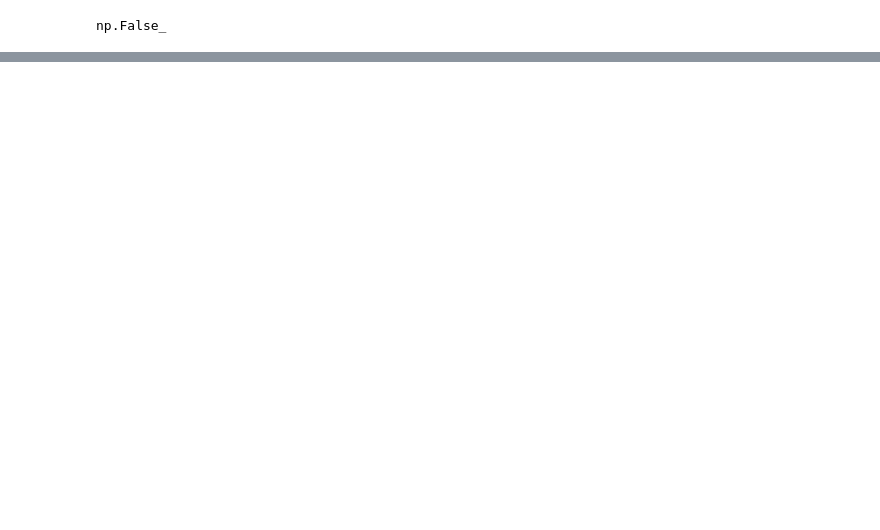
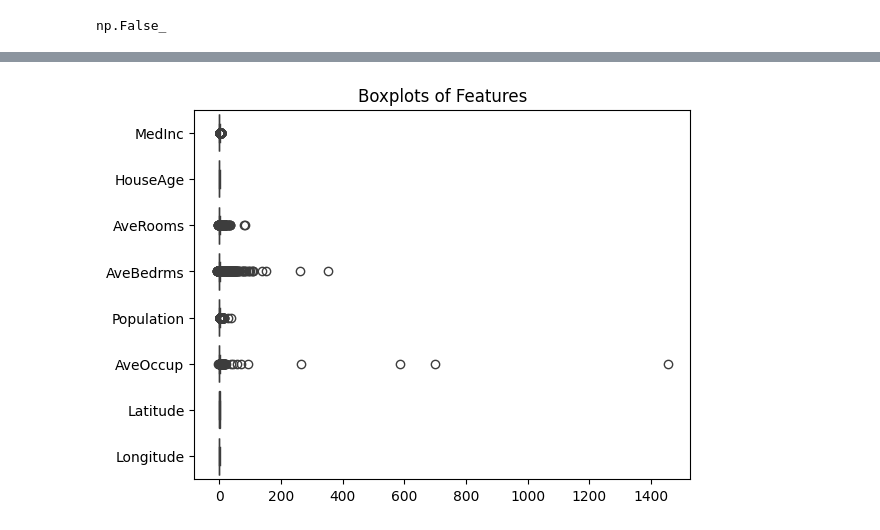
Before and after one commit to maxim-mat/DS-training, a Jupyter notebook: פרק 2 - מודל ראשון/first_model.ipynb, the cells around one changed output, grey strips where cells are left out. Cells and saved outputs as stored; diff of their text form; code cells hidden in the pictures; blank space fills up the shorter version.

```diff
--- a/פרק 2 - מודל ראשון/first_model.ipynb
+++ b/פרק 2 - מודל ראשון/first_model.ipynb
@@ -121,0 +130,12 @@ np.False_
+# %%
+from sklearn.preprocessing import RobustScaler
+import pandas as pd
+
+# RobustScaler automatically scales data based on IQR
+scaler = RobustScaler()
+scaled_values = scaler.fit_transform(data)
+
+# Convert back to a DataFrame
+filtered_df = pd.DataFrame(scaled_values, columns=data.columns)
+
+filtered_df
@@ -121,0 +156,6 @@ np.False_
+# %%
+sns.boxplot(data=filtered_df, orient="h")
+plt.title("Boxplots of Features")
+plt.show()
+# %% [output]
+[figure, added]
```
Also changed, not shown: parts of 4 cells of this notebook.
